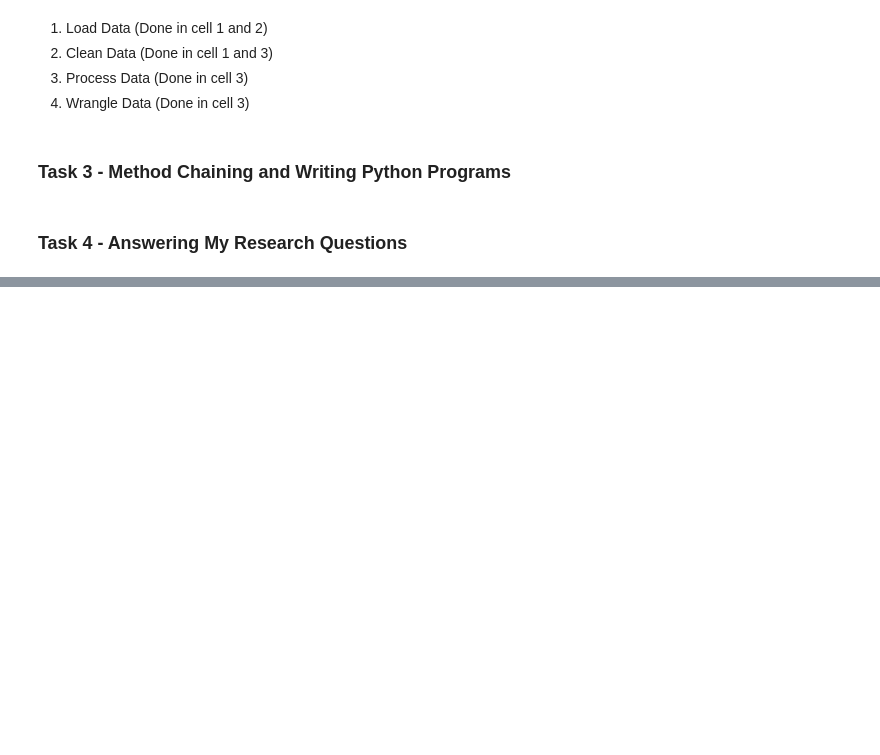
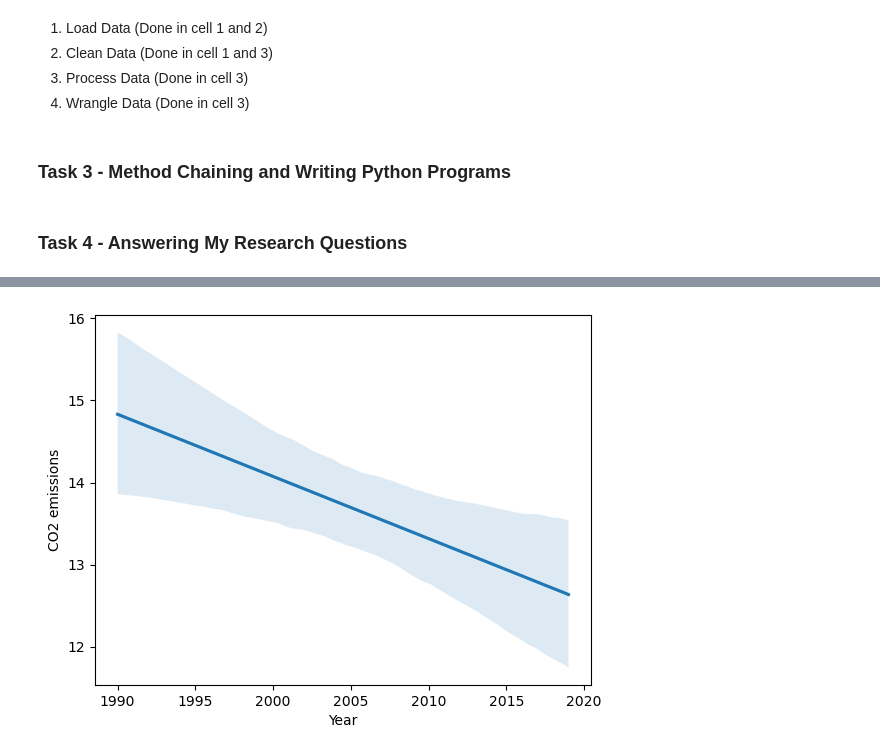
Before and after one commit to ubco-W2022T1-cosc301/project-group42, a Jupyter notebook: notebooks/analysis2.ipynb, the cells around one changed output, grey strips where cells are left out. Cells and saved outputs as stored; diff of their text form; code cells hidden in the pictures; blank space fills up the shorter version.

```diff
--- a/notebooks/analysis2.ipynb
+++ b/notebooks/analysis2.ipynb
@@ -236,0 +222,7 @@ It  should also be noted that the metric tons (of CO2 emissions) per capita for
+# %%
+sns.regplot(x = "Year",
+            y = "CO2 emissions",
+            data = gdpCO2AnalysisDeveloped, scatter = False)
+plt.show()
+# %% [output]
+[figure, added]
```
Also changed, not shown: parts of 18 cells of this notebook, 3 other files.
